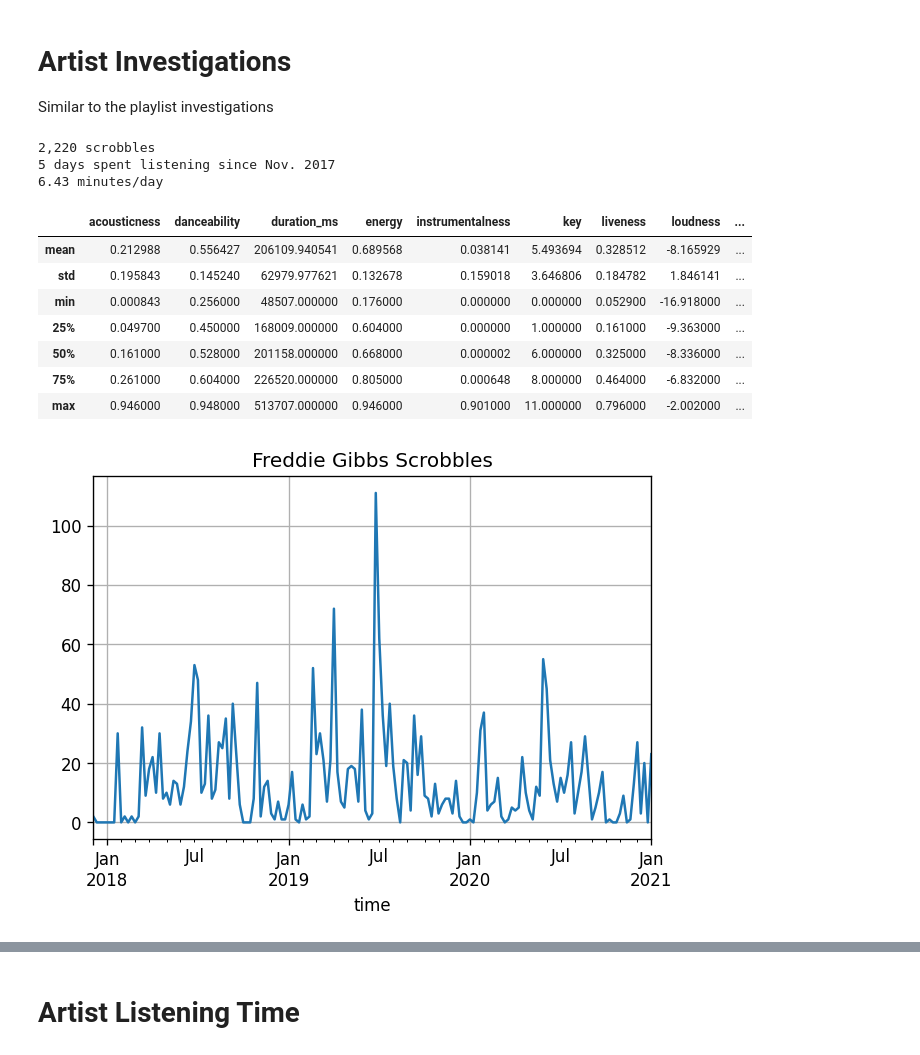
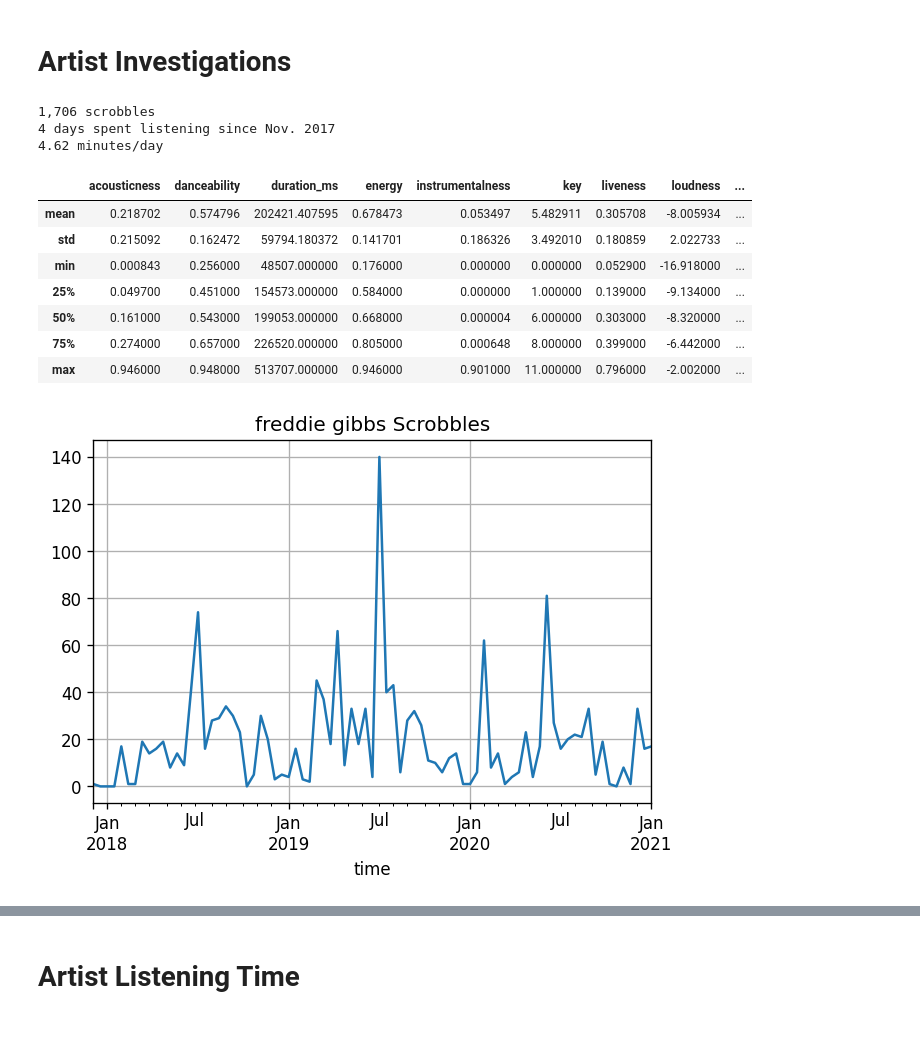
Before and after one commit to Sarsoo/listening-analysis, a Jupyter notebook: artist.ipynb, the cells around one changed output, grey strips where cells are left out. Saved outputs shown, nothing was run; the diff lists cells and outputs as text; code cells hidden in the pictures.

```diff
--- a/artist.ipynb
+++ b/artist.ipynb
@@ -1,10 +1,8 @@
 # %% [markdown]
 # Artist Investigations
-
-Similar to the playlist investigations
 # %%
-artist_name = "Freddie Gibbs"
-artist_frame = scrobbles.query(f'artist == "{artist_name}"') # FILTER SCROBBLES
+artist_name = "Freddie Gibbs".lower()
+artist_frame = scrobbles[scrobbles["artist"].str.lower() == artist_name] # FILTER SCROBBLES
 artist_frame = artist_frame.sort_index(ascending=False) # SORT
 # artist_frame = artist_frame.loc[:, descriptor_headers] # DESCRIPTORS
 
@@ -16,27 +14,27 @@ print(f'{total_time / days_since(first_day).days:.2f} minutes/day')
 
 artist_frame.describe()[1:]
 # %% [output]
-2,220 scrobbles
-5 days spent listening since Nov. 2017
-6.43 minutes/day
+1,706 scrobbles
+4 days spent listening since Nov. 2017
+4.62 minutes/day
 |  | acousticness | danceability | duration_ms | energy | instrumentalness | key | liveness | loudness | ... |
-| mean | 0.212988 | 0.556427 | 206109.940541 | 0.689568 | 0.038141 | 5.493694 | 0.328512 | -8.165929 | ... |
-| std | 0.195843 | 0.145240 | 62979.977621 | 0.132678 | 0.159018 | 3.646806 | 0.184782 | 1.846141 | ... |
+| mean | 0.218702 | 0.574796 | 202421.407595 | 0.678473 | 0.053497 | 5.482911 | 0.305708 | -8.005934 | ... |
+| std | 0.215092 | 0.162472 | 59794.180372 | 0.141701 | 0.186326 | 3.492010 | 0.180859 | 2.022733 | ... |
 | min | 0.000843 | 0.256000 | 48507.000000 | 0.176000 | 0.000000 | 0.000000 | 0.052900 | -16.918000 | ... |
-| 25% | 0.049700 | 0.450000 | 168009.000000 | 0.604000 | 0.000000 | 1.000000 | 0.161000 | -9.363000 | ... |
-| 50% | 0.161000 | 0.528000 | 201158.000000 | 0.668000 | 0.000002 | 6.000000 | 0.325000 | -8.336000 | ... |
-| 75% | 0.261000 | 0.604000 | 226520.000000 | 0.805000 | 0.000648 | 8.000000 | 0.464000 | -6.832000 | ... |
+| 25% | 0.049700 | 0.451000 | 154573.000000 | 0.584000 | 0.000000 | 1.000000 | 0.139000 | -9.134000 | ... |
+| 50% | 0.161000 | 0.543000 | 199053.000000 | 0.668000 | 0.000004 | 6.000000 | 0.303000 | -8.320000 | ... |
+| 75% | 0.274000 | 0.657000 | 226520.000000 | 0.805000 | 0.000648 | 8.000000 | 0.399000 | -6.442000 | ... |
 | max | 0.946000 | 0.948000 | 513707.000000 | 0.946000 | 0.901000 | 11.000000 | 0.796000 | -2.002000 | ... |
 # %%
-filtered_artist = scrobbles.query(f'artist == "{artist_name}"')
+filtered_artist = scrobbles[scrobbles["artist"].str.lower() == artist_name]
 # resample by day and mean
-filtered_artist = filtered_artist.resample("1W").count()
+filtered_artist = filtered_artist.resample("2W").count()
 
 filtered_artist["energy"].plot()
 
 plt.title(f"{artist_name} Scrobbles")
 plt.grid()
 plt.show()
 # %% [output]
-[figure, old version]
+[figure, new version]
 # %%
```
Also changed, not shown: parts of 8 cells of this notebook, 6 other files.
